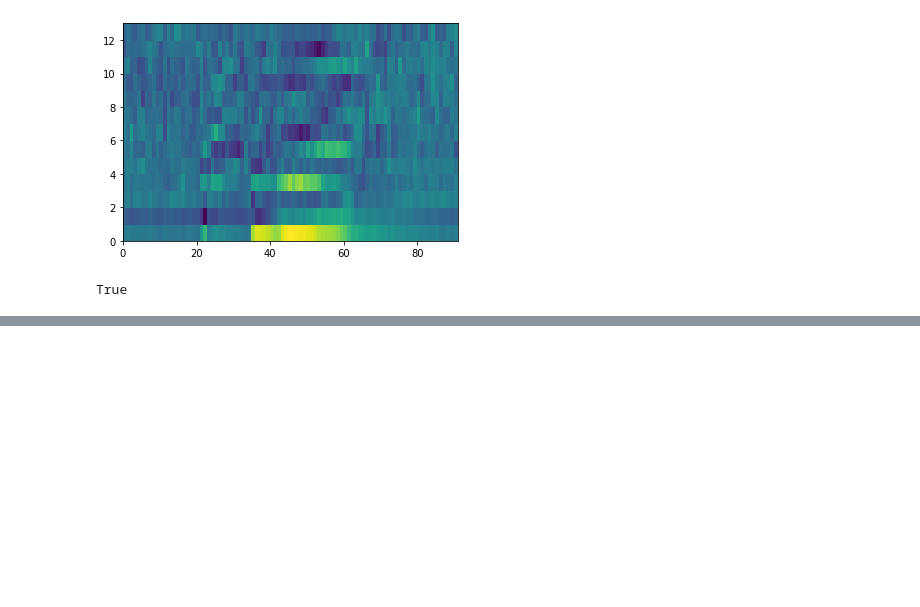
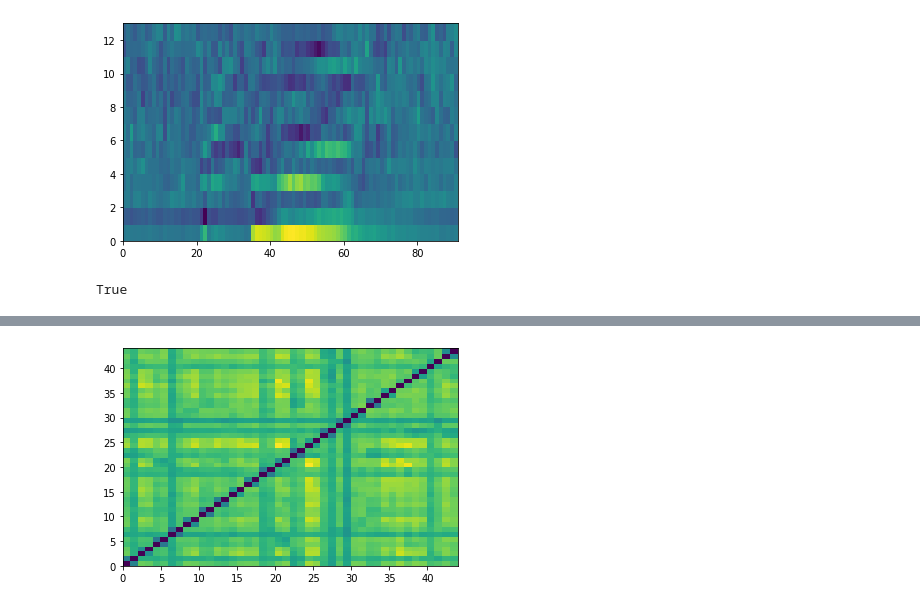
Before and after one commit to letsGoBharat/Speech-and-Speaker-Recognition, a Jupyter notebook: Feature_Extraction/feature_extraction.ipynb, the cells around one changed output, grey strips where cells are left out. Drawn from its saved outputs; the diff is of its cells as text; code cells hidden in the pictures; blank space fills up the shorter version.

```diff
--- a/Feature_Extraction/feature_extraction.ipynb
+++ b/Feature_Extraction/feature_extraction.ipynb
@@ -321,6 +366,22 @@ def trfbank(fs, nfft, lowfreq=133.33, linsc=200/3., logsc=1.0711703, nlinfilt=13
 
     return fbank
 
+def dtw(locd):
+  H, K = locd.shape
+  accd = np.zeros((H, K))
+  for h in range(0, H):
+    for k in range(0, K):
+      accd[h, k] = locd[h, k] + min(accd[h - 1, k], accd[h - 1, k - 1], accd[h, k - 1])
+  return accd[-1,-1]
+
+def locd(v1, v2):
+  loc_d = np.zeros((len(v1),len(v2)))
+  for x in range(len(v1)):
+    for j in range(len(v2)):
+      loc_d[x, j] = distance.euclidean(v1[x], v2[j])
+  return loc_d
+
+
 #Function to plot colormesh
 def plot_colormesh(input):
   plt.pcolormesh(input.T)
@@ -527,0 +559,17 @@ man uttering 1 for the 2nd time.:
+# %%
+#Task 7
+
+D = []
+utt_shape = len(utterances)
+euc_dist = lambda x, y : distance.euclidean(x, y)
+
+for i in range(len(utterances)):
+  for j in range(len(utterances)):
+    #d = dynamic_type_warping(utterances[i], utterances[j], euc_dist) # Using library for DTW
+    d = dtw(locd(utterances[i], utterances[i]))
+    D.append(d)
+
+D = np.reshape(D, (utt_shape, utt_shape))
+plot_colormesh(D)
+# %% [output]
+[figure, added]
```
Also changed, not shown: parts of 6 cells of this notebook.
